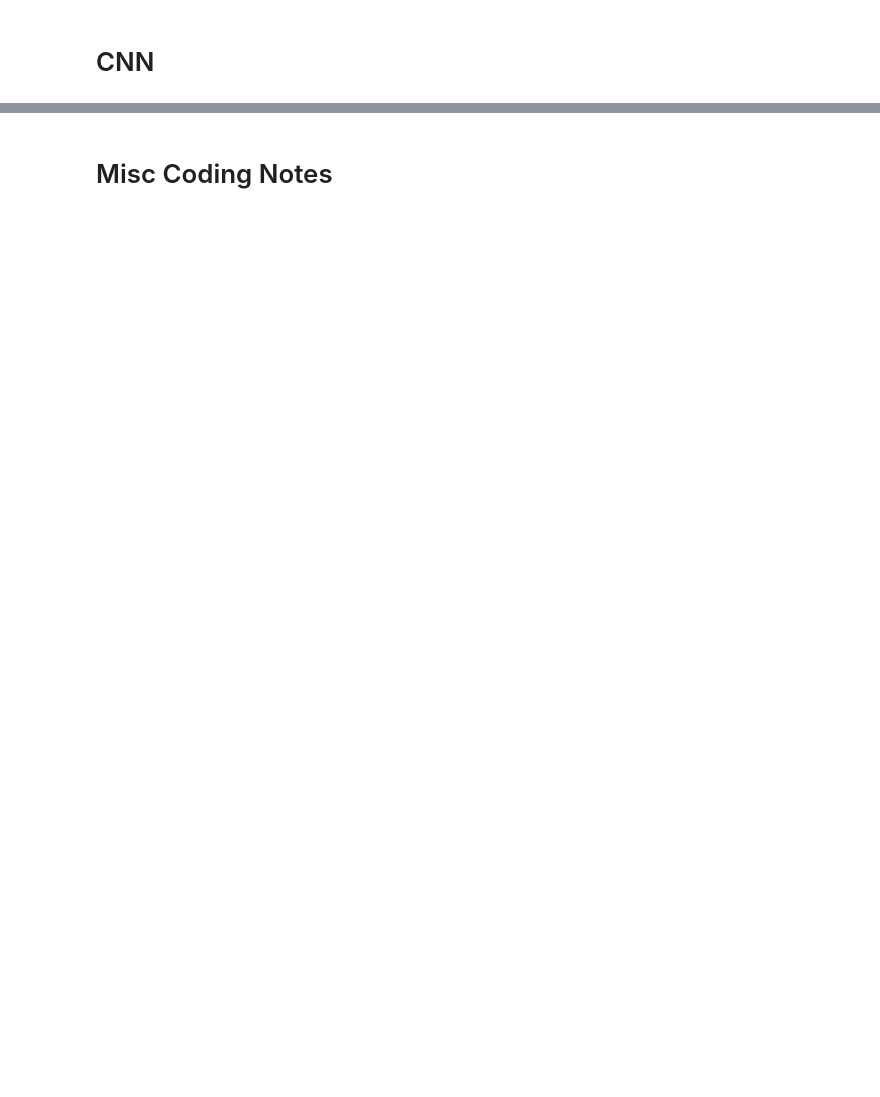
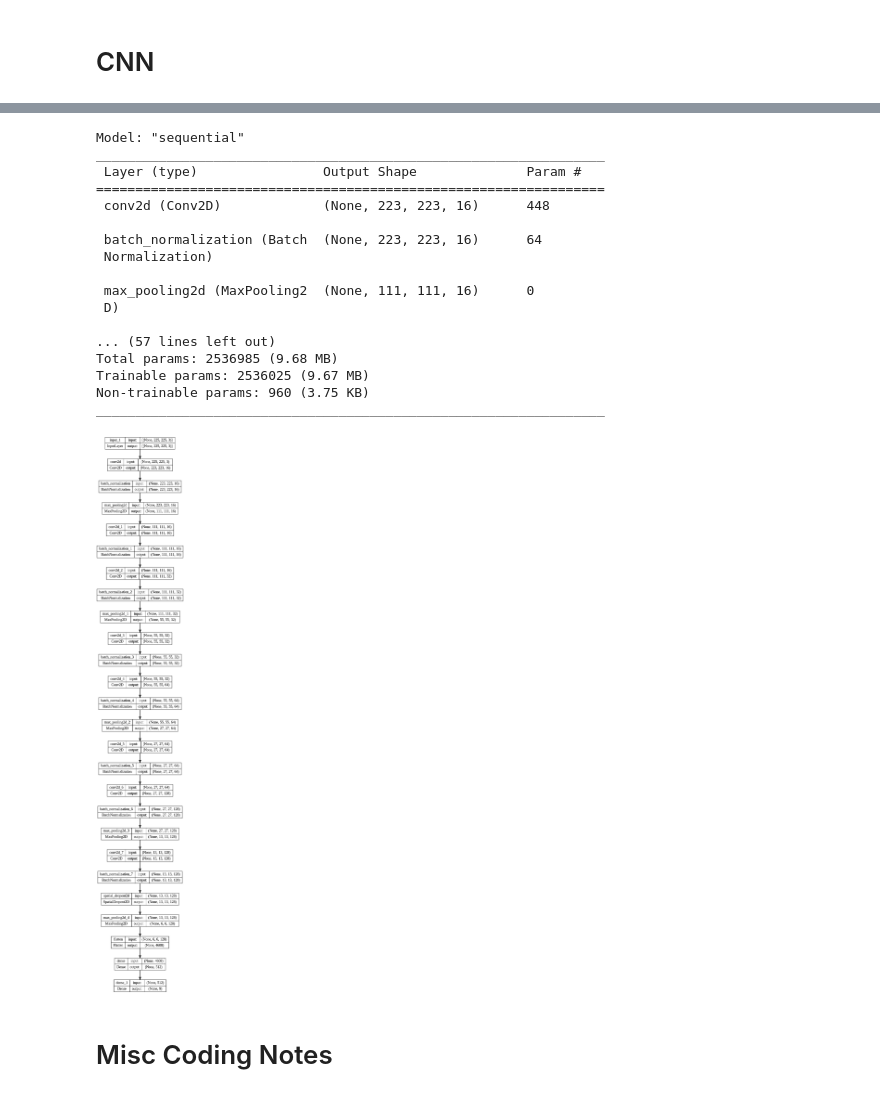
Before and after one commit to brian-calderon/Project_IV, a Jupyter notebook: ProjectIV_V1_0.ipynb, the cells around one changed output, grey strips where cells are left out. Saved outputs shown, nothing was run; the diff lists cells and outputs as text; code cells hidden in the pictures; blank space fills up the shorter version.

```diff
--- a/ProjectIV_V1_0.ipynb
+++ b/ProjectIV_V1_0.ipynb
@@ -848,7 +1085,7 @@ display("there are ",len(x_train),"maps for training")
 ################################################################################
 model = Sequential([
     # Input
-    Input(shape=(224, 224, 3)),
+    Input(shape=(225, 225, 3)),
 
     # block 1
     Conv2D(filters=16, kernel_size=(3,3), activation='relu', kernel_initializer='he_normal'),
@@ -867,33 +1104,52 @@ model = Sequential([
     Conv2D(filters=32, kernel_size=(3,3), activation='relu', padding='same', kernel_initializer='he_normal'),
     BatchNormalization(),
 
     # block 3
     Conv2D(filters=64, kernel_size=(3,3), activation='relu', padding='same', kernel_initializer='he_normal'),
     BatchNormalization(),
     MaxPool2D(pool_size=(2,2)),
     Conv2D(filters=64, kernel_size=(3,3), activation='relu', padding='same', kernel_initializer='he_normal'),
     BatchNormalization(),
 
     # block 4
     Conv2D(filters=128, kernel_size=(2,2), activation='relu', padding='same', kernel_initializer='he_normal'),
     BatchNormalization(),
     MaxPool2D(pool_size=(2,2)),
     Conv2D(filters=128, kernel_size=(2,2), activation='relu', padding='same', kernel_initializer='he_normal'),
     BatchNormalization(),
 
     # block 5
     SpatialDropout2D(rate=0.2),
     MaxPool2D(pool_size=(2,2)),
 
     Flatten(),
     Dense(512, activation='relu'),
     Dense(9, activation='softmax')
 ])
 model.compile(optimizer=Adam(learning_rate=0.001), loss='categorical_crossentropy', metrics=['accuracy'])
 model.summary()
 # Plotting model arquitecture
 from tensorflow.keras.utils import plot_model
 plot_model(model, show_shapes=True, show_layer_names=True)
+# %% [output]
+Model: "sequential"
+_________________________________________________________________
+ Layer (type)                Output Shape              Param #
+=================================================================
+ conv2d (Conv2D)             (None, 223, 223, 16)      448
+
+ batch_normalization (Batch  (None, 223, 223, 16)      64
+ Normalization)
+
+ max_pooling2d (MaxPooling2  (None, 111, 111, 16)      0
+ D)
+
+... (57 lines left out)
+Total params: 2536985 (9.68 MB)
+Trainable params: 2536025 (9.67 MB)
+Non-trainable params: 960 (3.75 KB)
+_________________________________________________________________
+[figure, added]
 # %%
 ################################################################################
 #------------------------------Running Model------------------------------------
```
Also changed, not shown: parts of 40 cells of this notebook.
